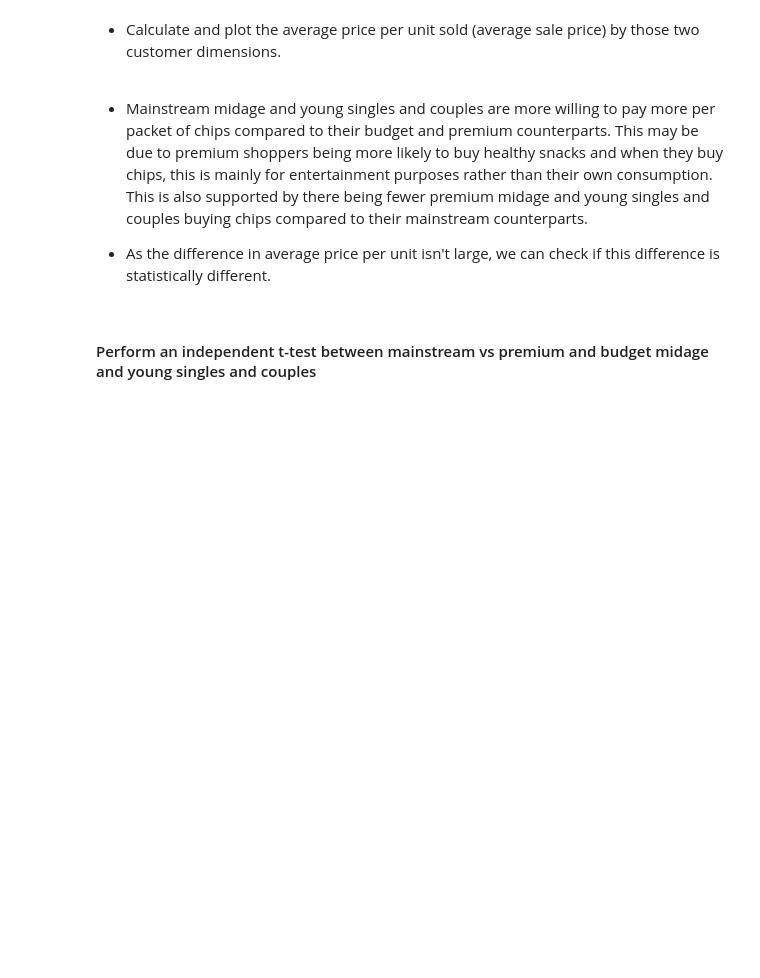
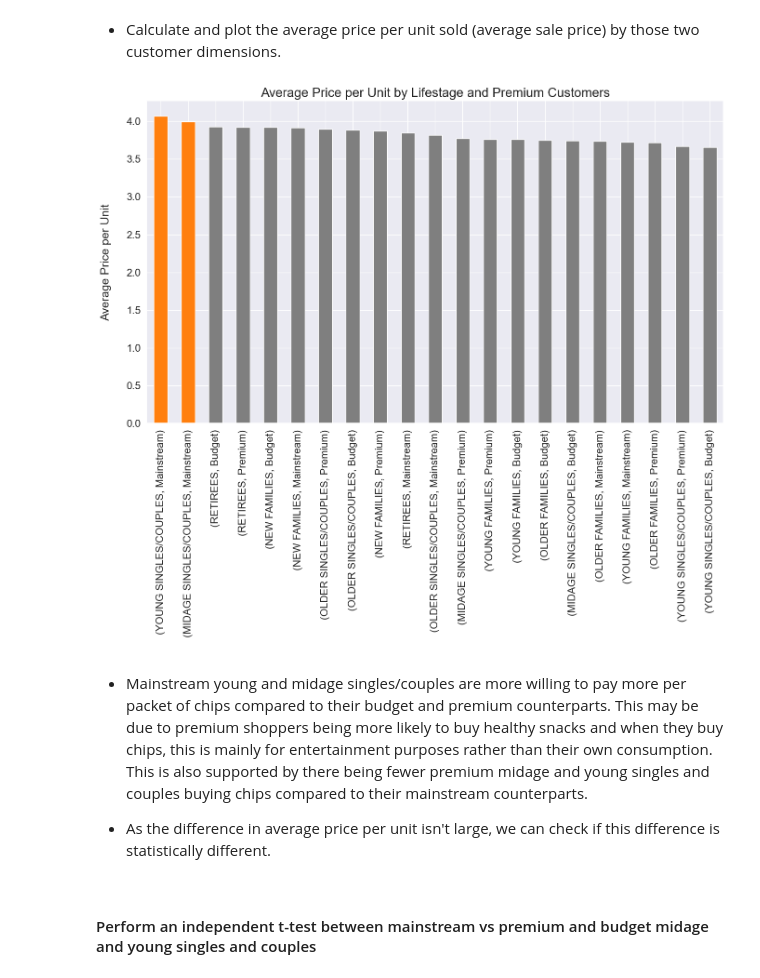
Before and after one commit to sabirinID/Quantium-Data-Analytics-Virtual-Internship, a Jupyter notebook: Files/1-Data Preparation and Customer Analytics/1-Data Preparation.ipynb, the cells around one changed output. Drawn from its saved outputs; the diff is of its cells as text; code cells hidden in the pictures; blank space fills up the shorter version.

```diff
--- a/Files/1-Data Preparation and Customer Analytics/1-Data Preparation.ipynb
+++ b/Files/1-Data Preparation and Customer Analytics/1-Data Preparation.ipynb
@@ -706,8 +750,31 @@ plt.show()
 # %% [markdown]
 - Calculate and plot the average price per unit sold (average sale
 price) by those two customer dimensions.
+# %%
+# The unit price can be calculated by dividing the TOT_SALES by PROD_QTY
+data['UNIT_PRICE'] = data['TOT_SALES'] / data['PROD_QTY']
+
+# Group the data by LIFESTAGE and PREMIUM_CUSTOMER and calculate the mean of UNIT_PRICE
+average_price_per_unit = data.groupby(['LIFESTAGE', 'PREMIUM_CUSTOMER'])['UNIT_PRICE'].mean()
+
+# Sort the results
+average_price_per_unit_sorted = average_price_per_unit.sort_values(ascending=False)
+
+# Create the color list
+colors = ['tab:orange' if i < 2 else 'tab:gray' for i in range(len(customers_by_segment_sorted))]
+
+# Plot the data
+plt.figure(figsize=(16, 9))
+average_price_per_unit_sorted.plot(kind='bar', fontsize=16, rot=90, color=colors)
+plt.title('Average Price per Unit by Lifestage and Premium Customers', fontsize=20)
+plt.xlabel('')
+plt.ylabel('Average Price per Unit\n', fontsize=18)
+
+plt.show()
+# %% [output]
+[figure, added]
 # %% [markdown]
-- Mainstream midage and young singles and couples are more willing to pay more per packet of chips compared to their budget and premium counterparts. This may be due to premium shoppers being more likely to buy healthy snacks and when they buy chips, this is mainly for entertainment purposes rather than their own consumption. This is also supported by there being fewer premium midage and young singles and couples buying chips compared to their mainstream counterparts.
+- Mainstream young and midage singles/couples are more willing to pay more per packet of chips compared to their budget and premium counterparts. This may be due to premium shoppers being more likely to buy healthy snacks and when they buy chips, this is mainly for entertainment purposes rather than their own consumption. This is also supported by there being fewer premium midage and young singles and couples buying chips compared to their mainstream counterparts.
 
 - As the difference in average price per unit isn't large, we can check if this difference is statistically different.
 # %% [markdown]
```
Also changed, not shown: parts of 9 cells of this notebook.
